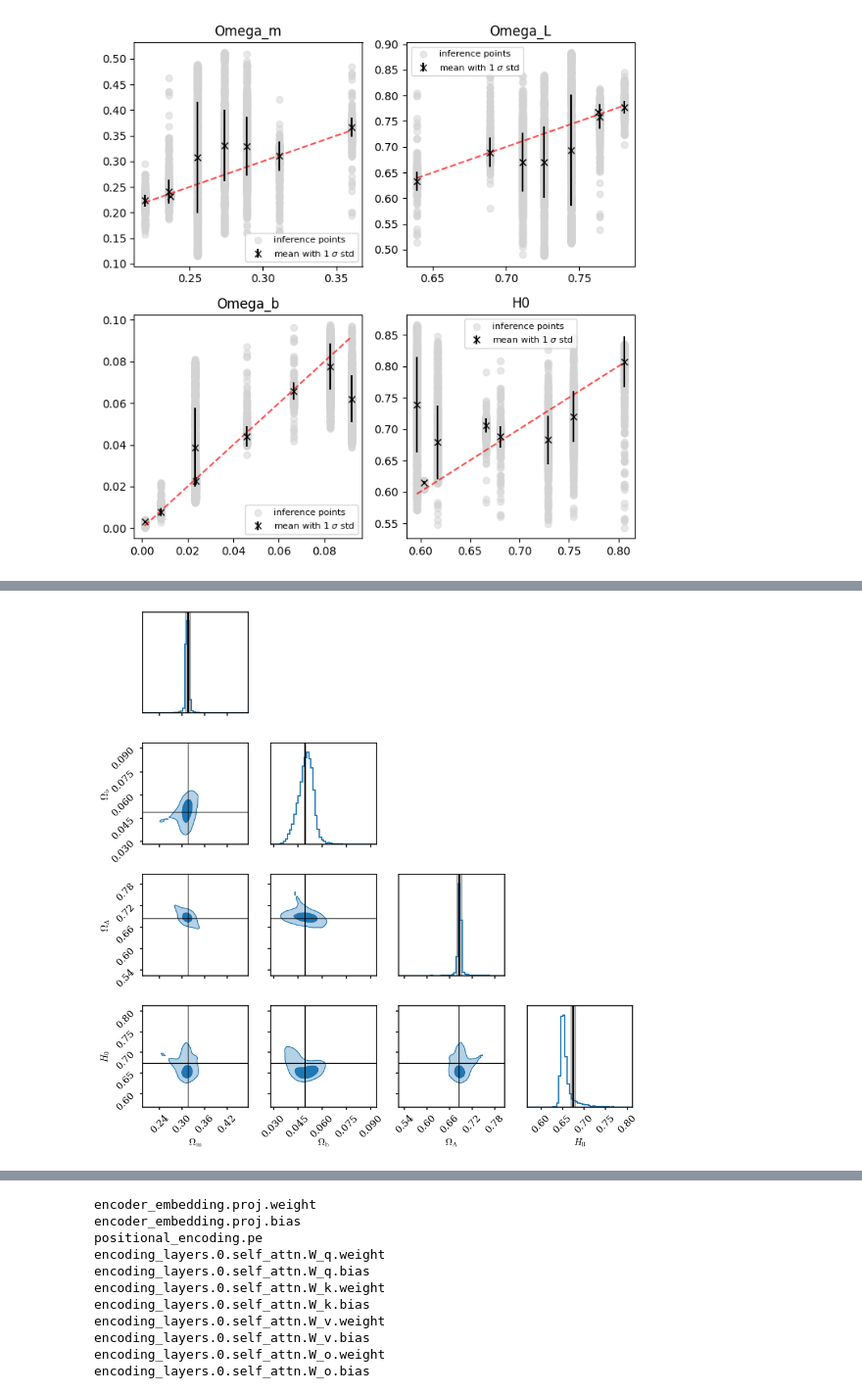
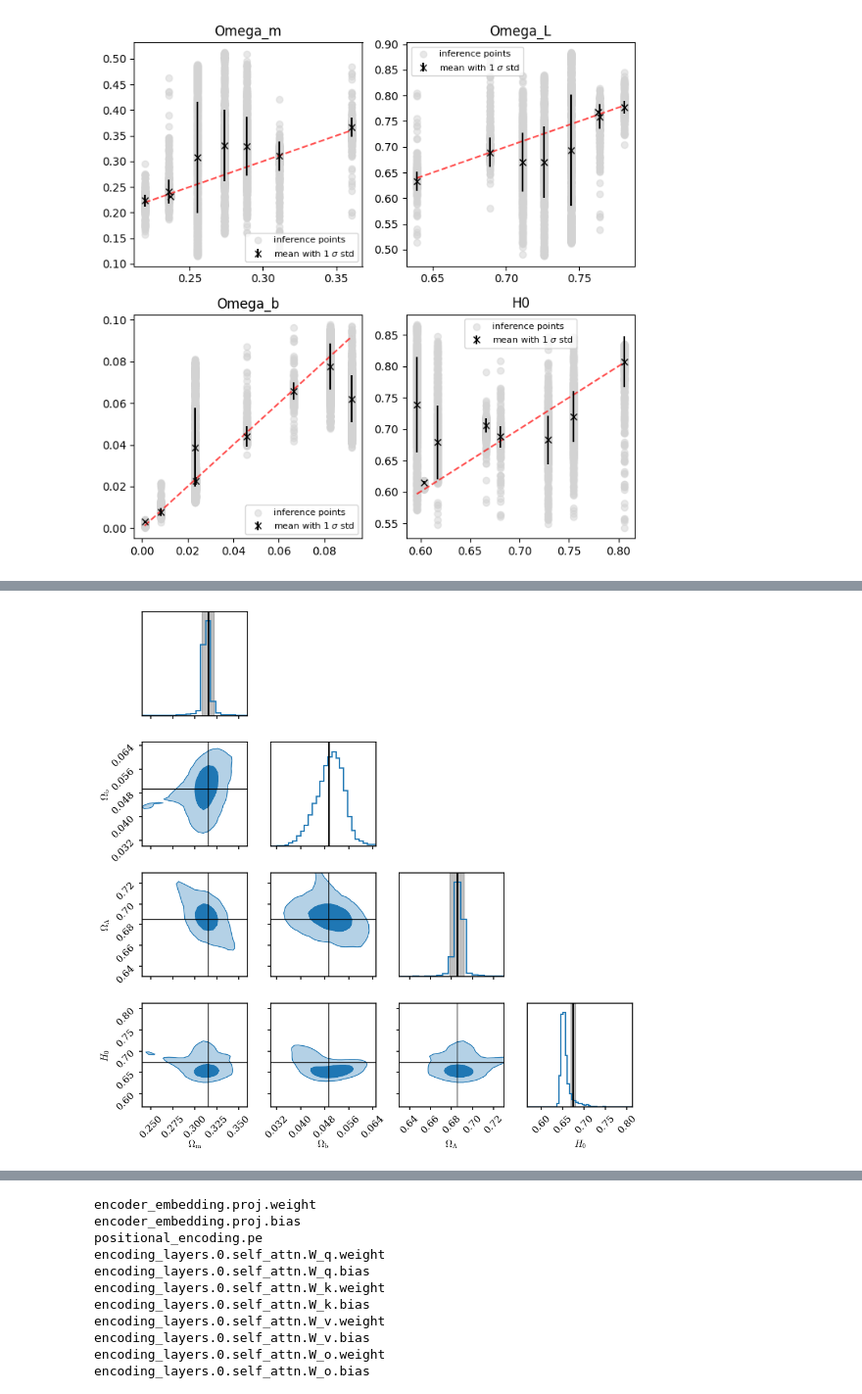
Before and after one commit to j-boucsein/CLIMB-Project, a Jupyter notebook: code/Machine_Learning/Transformer_testing/visualize.ipynb, the cells around one changed output, grey strips where cells are left out. Shown at 98% size. Drawn from its saved outputs; the diff is of its cells as text; code cells hidden in the pictures.

Commit message:
improve corner plot

```diff
--- a/code/Machine_Learning/Transformer_testing/visualize.ipynb
+++ b/code/Machine_Learning/Transformer_testing/visualize.ipynb
@@ -412,7 +412,7 @@ labels = [
 # Planck values
 planck = np.array([0.315, 0.0493, 0.685, 0.674])
 planck_err = np.array([0.007, 2.2e-4, 0.007, 0.005])
-# planck = np.array([0.3089, 0.0486, 0.6911, 0.6774])
+#planck = np.array([0.3089, 0.0486, 0.6911, 0.6774])
 
 # Global matplotlib style tweaks (very Planck-y)
 plt.rcParams.update({
@@ -434,34 +434,65 @@ fig = corner.corner(
     fill_contours=True,
     levels=(0.68, 0.95),
     contour_kwargs={"linewidths": [1, 1]},
     hist_kwargs={"density": True, "linewidth": 1.6},
 )
 
 axes = np.array(fig.axes).reshape((4, 4))
 
 # Overlay Planck constraints
 for i in range(4):
     # Diagonal: 1D constraints
     ax = axes[i, i]
     ax.axvline(planck[i], color="black", lw=2)
     ax.axvspan(
         planck[i] - planck_err[i],
         planck[i] + planck_err[i],
         color="black",
         alpha=0.25
     )
 
     # Off-diagonal: Planck crosshairs
     for j in range(i):
         ax = axes[i, j]
         ax.axvline(planck[j], color="black", lw=1)
         ax.axhline(planck[i], color="black", lw=1)
 
+axes = np.array(fig.axes).reshape((4, 4))
+
+# Define tighter limits (tune as needed)
+omega_m_lim = (0.24, 0.36)
+omega_b_lim = (0.030, 0.065)
+omega_L_lim = (0.63, 0.73)
+
+# Diagonal panels
+axes[0, 0].set_xlim(omega_m_lim)
+axes[1, 1].set_xlim(omega_b_lim)
+axes[2, 2].set_xlim(omega_L_lim)
+
+# Off-diagonal panels involving Ωm
+for i in range(1, 4):
+    axes[i, 0].set_xlim(omega_m_lim)
+    axes[0, i].set_ylim(omega_m_lim)
+
+# Off-diagonal panels involving ΩΛ
+for i in range(4):
+    if i != 2:
+        axes[2, i].set_ylim(omega_L_lim)
+        axes[i, 2].set_xlim(omega_L_lim)
+
+# Off-diagonal panels involving Ωb
+for i in range(4):
+    if i != 1:
+        axes[1, i].set_ylim(omega_b_lim)
+        axes[i, 1].set_xlim(omega_b_lim)
+
+
+
 plt.tight_layout()
 plt.savefig(f"plots/{model_name}_cornerplot.pdf", format="PDF")
 plt.show()
 # %% [output]
-[figure, old version]
+[figure, new version]
 # %%
 print("TRAIN")
 print("means: ", [y_train[:, i].mean() for i in range(4)])
```
Also changed, not shown: parts of 7 cells of this notebook.
